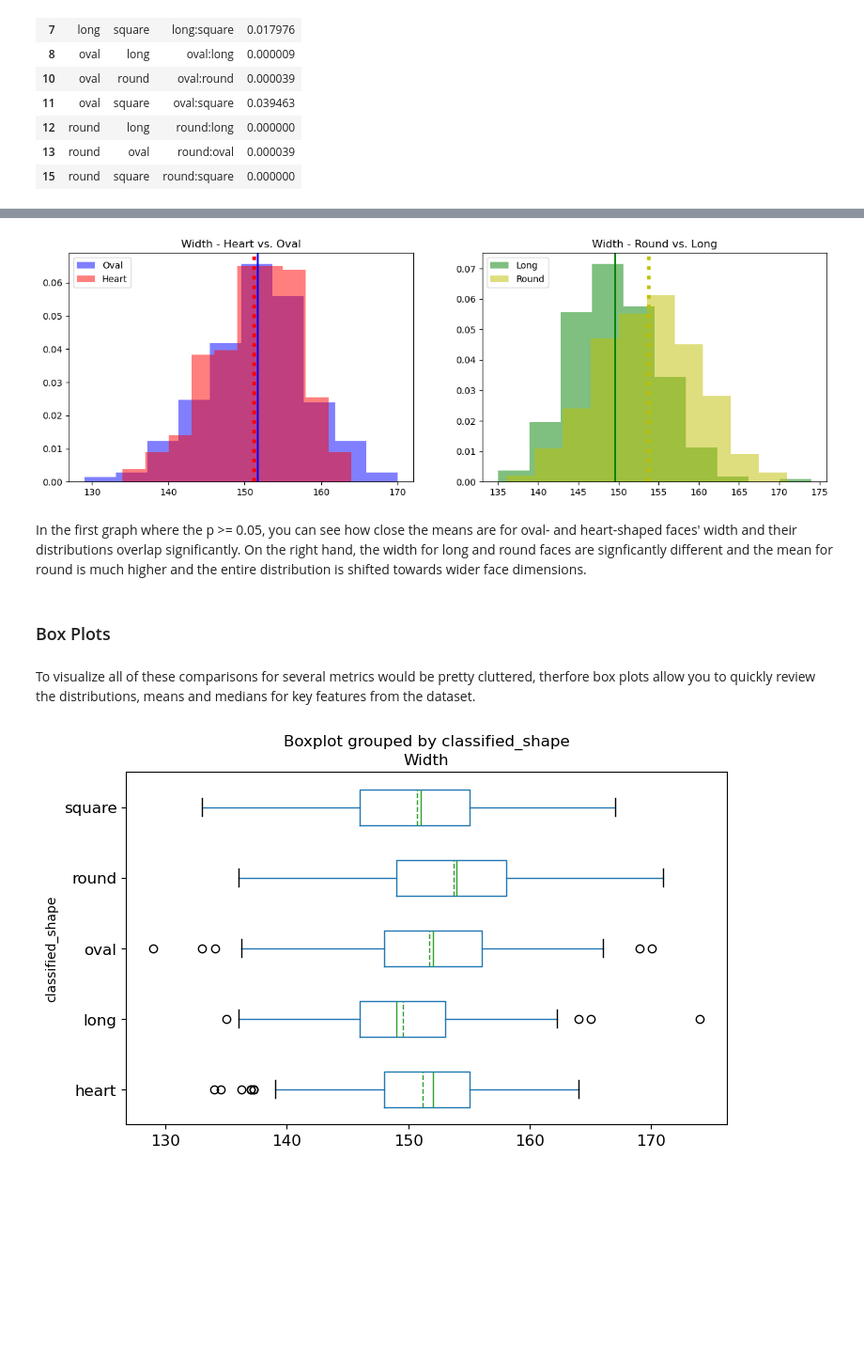
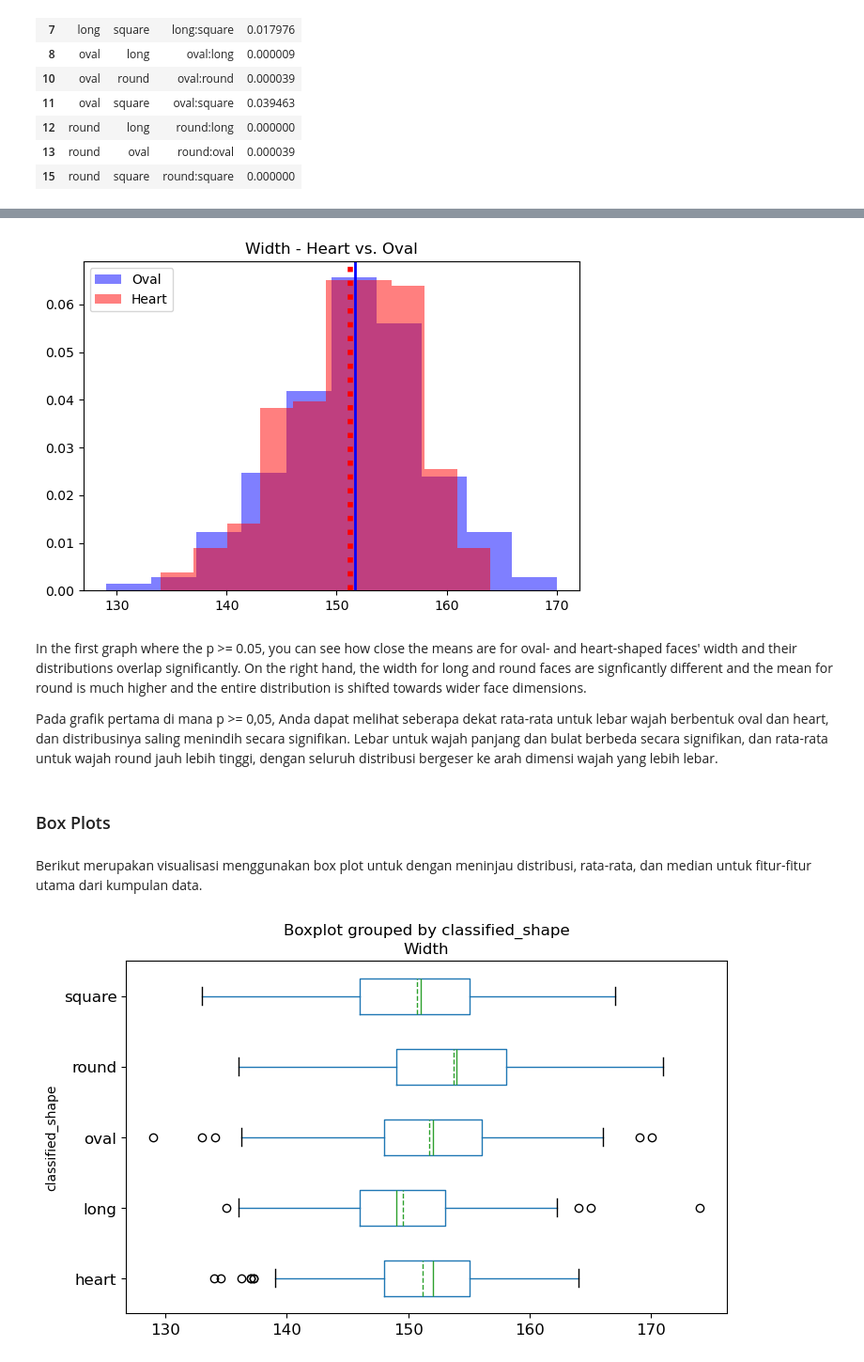
Before and after one commit to rizkisahat996/main, a Jupyter notebook: Hair_Style_Recommender.ipynb, the cells around one changed output, grey strips where cells are left out. Shown at 94% size. Drawn from its saved outputs; the diff is of its cells as text; code cells hidden in the pictures; blank space fills up the shorter version.

```diff
--- a/Hair_Style_Recommender.ipynb
+++ b/Hair_Style_Recommender.ipynb
@@ -314,37 +264,29 @@ We cannot reject the null hypothesis for Heart & Oval (p value = 0.32) and Heart
 # %%
+# Face width histograms; purposely normed because of varying sample sizes.
+HW = xclean[xclean['classified_shape'] == "heart"]
+OW = xclean[xclean['classified_shape'] == "oval"]
+LW = xclean[xclean['classified_shape'] == "long"]
+RW = xclean[xclean['classified_shape'] == "round"]
 
-# Face width histograms; purposely normed because of varying sample sizes.
-
-HW = xclean[xclean['classified_shape']=="heart"]
-OW = xclean[xclean['classified_shape']=="oval"]
-LW = xclean[xclean['classified_shape']=="long"]
-RW = xclean[xclean['classified_shape']=="round"]
-
-plt.figure(figsize=(15,10))
-
-plt.subplot(2,2,1)
-plt.hist(OW['Width'],label = 'Oval',alpha = 0.5, color = 'b',density = True)
-plt.hist(HW['Width'],label = 'Heart',alpha = 0.5, color = 'r',density = True)
+plt.figure(figsize=(15, 10))
+plt.subplot(2, 2, 1)
+plt.hist(OW['Width'], label='Oval', alpha=0.5, color='b', density=True)
+plt.hist(HW['Width'], label='Heart', alpha=0.5, color='r', density=True)
 plt.axvline(OW['Width'].mean(), color='b', linestyle='solid', linewidth=2)
 plt.axvline(HW['Width'].mean(), color='r', linestyle='dotted', linewidth=4)
 plt.title('Width - Heart vs. Oval')
 plt.legend(loc='upper left')
 
-plt.subplot(2,2,2)
-plt.hist(LW['Width'],label = 'Long',alpha = 0.5, color = 'g',density = True)
-plt.hist(RW['Width'],label = 'Round',alpha = 0.5, color = 'y',density = True)
-plt.axvline(LW['Width'].mean(), color='g', linestyle='solid', linewidth=2)
-plt.axvline(RW['Width'].mean(), color='y', linestyle='dotted', linewidth=4)
-plt.legend(loc='upper left')
-plt.title('Width - Round vs. Long')
-
+# Repeat the process for other shape comparisons (Long vs. Round)
 plt.show()
 # %% [output]
-[figure, old version]
+[figure, new version]
 # %% [markdown]
 In the first graph where the p >= 0.05, you can see how close the means are for oval- and heart-shaped faces' width and their distributions overlap significantly. On the right hand, the width for long and round faces are signficantly different and the mean for round is much higher and the entire distribution is shifted towards wider face dimensions.
+
+Pada grafik pertama di mana p >= 0,05, Anda dapat melihat seberapa dekat rata-rata untuk lebar wajah berbentuk oval dan heart, dan distribusinya saling menindih secara signifikan. Lebar untuk wajah panjang dan bulat berbeda secara signifikan, dan rata-rata untuk wajah round jauh lebih tinggi, dengan seluruh distribusi bergeser ke arah dimensi wajah yang lebih lebar.
 # %% [markdown]
 ### Box Plots
-# %% [markdown]
-To visualize all of these comparisons for several metrics would be pretty cluttered, therfore box plots allow you to quickly review the distributions, means and medians for key features from the dataset.
+# %% [markdown]
+Berikut merupakan visualisasi menggunakan box plot untuk dengan meninjau distribusi, rata-rata, dan median untuk fitur-fitur utama dari kumpulan data.
 # %%
```
Also changed, not shown: parts of 75 cells of this notebook, 7 other files.
